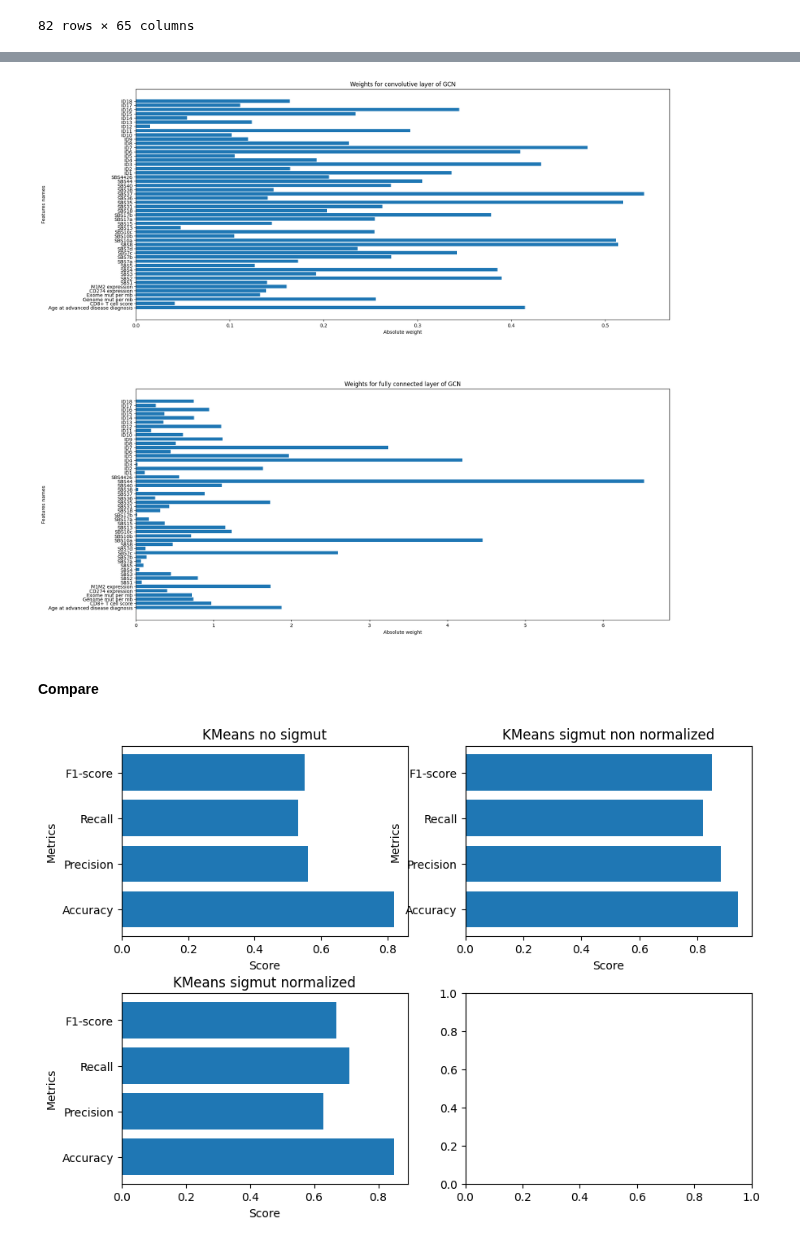
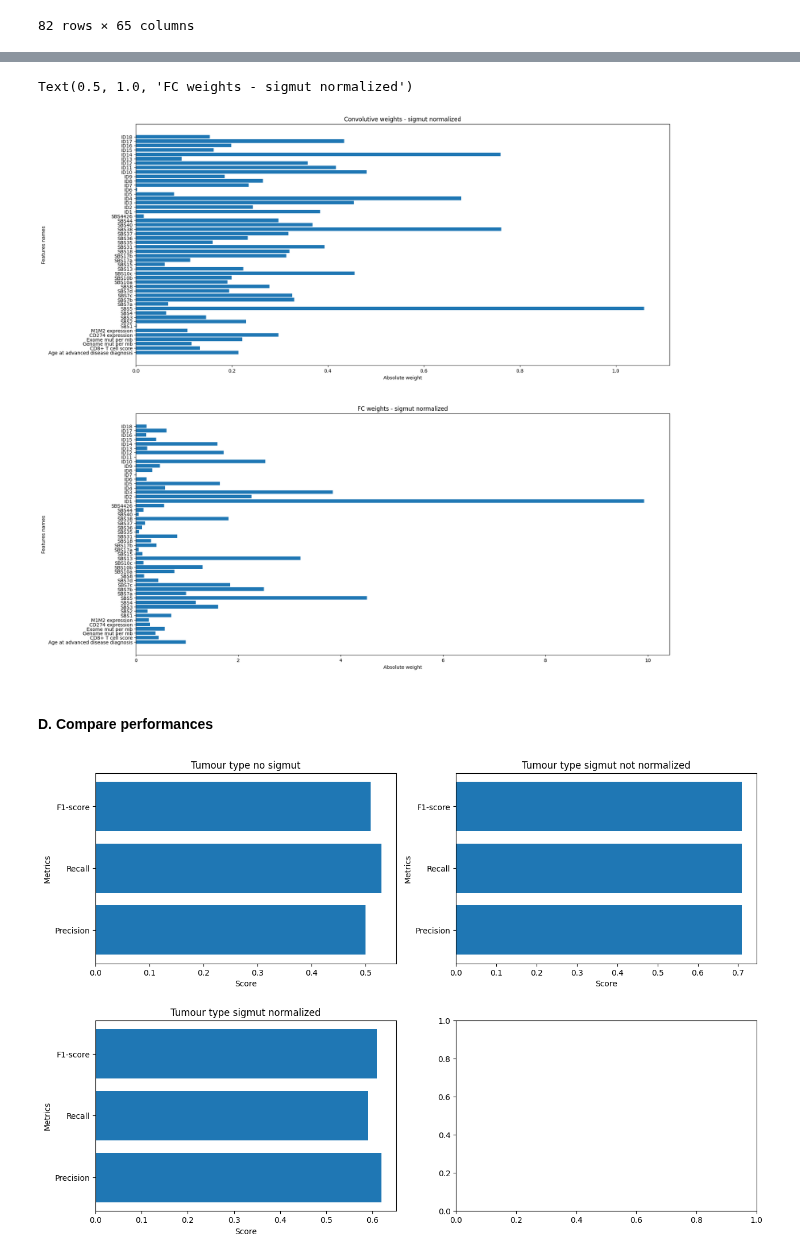
Before and after one commit to Arthur8754/mutational-signatures, a Jupyter notebook: comparisons.ipynb, the cells around one changed output, grey strips where cells are left out. Cells and saved outputs as stored; diff of their text form; code cells hidden in the pictures.

Commit message:
clean + compare with only sigmut

```diff
--- a/comparisons.ipynb
+++ b/comparisons.ipynb
@@ -114,7 +118,6 @@ features_to_normalize = ["Age at advanced disease diagnosis","CD8+ T cell score"
 
 # Normalize features except mutational signatures
 df_sigmut.loc[:,features_to_normalize] = StandardScaler().fit_transform(df_sigmut.loc[:,features_to_normalize].to_numpy())
-display(df_sigmut)
 
 # Extract features
 X_sigmut_non_normalized = df_sigmut.loc[:,features_name_sigmut].to_numpy()
@@ -196,18 +184,12 @@ X_sigmut_normalized = df_sigmut.loc[:,features_name_sigmut].to_numpy()
 # %%
 # Instanciate GCN classifier
-gcn_clf_sigmut_normalized_kmeans_euclidean = GCNClassifier(len(features_name_sigmut))
+gcn_clf_sigmut_normalized = GCNClassifier(len(features_name_sigmut))
 
 # Instanciate the GCN train-test manager
-gcn_manager_sigmut_normalized_kmeans_euclidean = GCNClassifierTrainTestManager(gcn_clf_sigmut_normalized_kmeans_euclidean)
+gcn_manager_sigmut_normalized = GCNClassifierTrainTestManager(gcn_clf_sigmut_normalized)
 # %%
-# Distance matrix sigmut non normalized
-distance_matrix_euclidean_sigmut_normalized = euclidean_distances(X_sigmut_normalized)
-
-# Group labels for connecting patients (kmeans clusters)
-group_sigmut_normalized_kmeans_euclidean = KMeans(n_clusters=10).fit(distance_matrix_euclidean_sigmut_normalized).labels_
-
 ## Leave one out CV
-test_scores_gcn_sigmut_normalized_kmeans_euclidean, test_classes_gcn_sigmut_normalized_kmeans_euclidean,params_conv_sigmut_normalized,params_linear_sigmut_normalized = gcn_manager_sigmut_normalized_kmeans_euclidean.leave_one_out_cross_validation(X_sigmut_normalized, y_sigmut, group_sigmut_normalized_kmeans_euclidean, 50, "euclidean", 3)
+test_scores_gcn_sigmut_normalized, test_classes_gcn_sigmut_normalized,params_conv_sigmut_normalized,params_linear_sigmut_normalized = gcn_manager_sigmut_normalized.leave_one_out_cross_validation(X_sigmut_normalized, y_sigmut, group_sigmut, 50, "euclidean", 3)
 # %%
 # Take the absolute value
 weights_conv_sigmut_normalized = np.absolute(np.mean(params_conv_sigmut_normalized[0].detach().numpy(),axis=1))
@@ -218,54 +200,53 @@ fig, ax = plt.subplots(2,1,figsize=(20,20))
 ax[0].barh(features_name_sigmut,weights_conv_sigmut_normalized)
 ax[0].set_ylabel("Features names")
 ax[0].set_xlabel("Absolute weight")
-ax[0].set_title("Weights for convolutive layer of GCN")
+ax[0].set_title("Convolutive weights - sigmut normalized")
 
 ax[1].barh(features_name_sigmut,weights_linear_sigmut_normalized)
 ax[1].set_ylabel("Features names")
 ax[1].set_xlabel("Absolute weight")
-ax[1].set_title("Weights for fully connected layer of GCN")
-
-plt.subplots_adjust(hspace=0.3)
+ax[1].set_title("FC weights - sigmut normalized")
 # %% [output]
+Text(0.5, 1.0, 'FC weights - sigmut normalized')
-[figure, old version]
+[figure, new version]
 # %% [markdown]
-#### Compare
+#### D. Compare performances
 # %%
 ## No sigmut
-acc_gcn_no_sigmut_kmeans_euclidean, pre_gcn_no_sigmut_kmeans_euclidean, rec_gcn_no_sigmut_kmeans_euclidean, f1_gcn_no_sigmut_kmeans_euclidean = ClassificationMetrics.eval_metrics_from_conf_matrix(y_no_sigmut, test_classes_gcn_no_sigmut_kmeans_euclidean)
-fpr_gcn_no_sigmut_kmeans_euclidean, tpr_gcn_no_sigmut_kmeans_euclidean, thresholds_gcn_no_sigmut_kmeans_euclidean = ClassificationMetrics.compute_roc_curve(y_no_sigmut, test_scores_gcn_no_sigmut_kmeans_euclidean)
-auc_gcn_no_sigmut_kmeans_euclidean = ClassificationMetrics.compute_auc(y_no_sigmut, test_scores_gcn_no_sigmut_kmeans_euclidean)
+pre_gcn_no_sigmut, rec_gcn_no_sigmut, f1_gcn_no_sigmut = ClassificationMetrics.eval_metrics_from_conf_matrix(y_no_sigmut, test_classes_gcn_no_sigmut)
+fpr_gcn_no_sigmut, tpr_gcn_no_sigmut, thresholds_gcn_no_sigmut = ClassificationMetrics.compute_roc_curve(y_no_sigmut, test_scores_gcn_no_sigmut)
+auc_gcn_no_sigmut = ClassificationMetrics.compute_auc(y_no_sigmut, test_scores_gcn_no_sigmut)
 
 ## Sigmut non normalized
-acc_gcn_sigmut_non_normalized_kmeans_euclidean, pre_gcn_sigmut_non_normalized_kmeans_euclidean, rec_gcn_sigmut_non_normalized_kmeans_euclidean, f1_gcn_sigmut_non_normalized_kmeans_euclidean = ClassificationMetrics.eval_metrics_from_conf_matrix(y_sigmut, test_classes_gcn_sigmut_non_normalized_kmeans_euclidean)
-fpr_gcn_sigmut_kmeans_non_normalized_euclidean, tpr_gcn_sigmut_kmeans_non_normalized_euclidean, thresholds_gcn_sigmut_non_normalized_kmeans_euclidean = ClassificationMetrics.compute_roc_curve(y_sigmut, test_scores_gcn_sigmut_non_normalized_kmeans_euclidean)
-auc_gcn_sigmut_kmeans_non_normalized_euclidean = ClassificationMetrics.compute_auc(y_sigmut, test_scores_gcn_sigmut_non_normalized_kmeans_euclidean)
+pre_gcn_sigmut_non_normalized, rec_gcn_sigmut_non_normalized, f1_gcn_sigmut_non_normalized = ClassificationMetrics.eval_metrics_from_conf_matrix(y_sigmut, test_classes_gcn_sigmut_non_normalized)
+fpr_gcn_sigmut_non_normalized, tpr_gcn_sigmut_non_normalized, thresholds_gcn_sigmut_non_normalized = ClassificationMetrics.compute_roc_curve(y_sigmut, test_scores_gcn_sigmut_non_normalized)
+auc_gcn_sigmut_non_normalized = ClassificationMetrics.compute_auc(y_sigmut, test_scores_gcn_sigmut_non_normalized)
 
 ## Sigmut normalized
-acc_gcn_sigmut_normalized_kmeans_euclidean, pre_gcn_sigmut_normalized_kmeans_euclidean, rec_gcn_sigmut_normalized_kmeans_euclidean, f1_gcn_sigmut_normalized_kmeans_euclidean = ClassificationMetrics.eval_metrics_from_conf_matrix(y_sigmut, test_classes_gcn_sigmut_normalized_kmeans_euclidean)
-fpr_gcn_sigmut_kmeans_normalized_euclidean, tpr_gcn_sigmut_kmeans_normalized_euclidean, thresholds_gcn_sigmut_normalized_kmeans_euclidean = ClassificationMetrics.compute_roc_curve(y_sigmut, test_scores_gcn_sigmut_normalized_kmeans_euclidean)
-auc_gcn_sigmut_kmeans_normalized_euclidean = ClassificationMetrics.compute_auc(y_sigmut, test_scores_gcn_sigmut_normalized_kmeans_euclidean)
+pre_gcn_sigmut_normalized, rec_gcn_sigmut_normalized, f1_gcn_sigmut_normalized = ClassificationMetrics.eval_metrics_from_conf_matrix(y_sigmut, test_classes_gcn_sigmut_normalized)
+fpr_gcn_sigmut_normalized, tpr_gcn_sigmut_normalized, thresholds_gcn_sigmut_normalized = ClassificationMetrics.compute_roc_curve(y_sigmut, test_scores_gcn_sigmut_normalized)
+auc_gcn_sigmut_normalized = ClassificationMetrics.compute_auc(y_sigmut, test_scores_gcn_sigmut_normalized)
 # %%
-fig, ax = plt.subplots(2,2,figsize=(10,7))
+fig, ax = plt.subplots(2,2,figsize=(15,10))
 
-ax[0,0].barh(["Accuracy","Precision","Recall","F1-score"],[acc_gcn_no_sigmut_kmeans_euclidean, pre_gcn_no_sigmut_kmeans_euclidean, rec_gcn_no_sigmut_kmeans_euclidean, f1_gcn_no_sigmut_kmeans_euclidean])
+ax[0,0].barh(["Precision","Recall","F1-score"],[pre_gcn_no_sigmut, rec_gcn_no_sigmut, f1_gcn_no_sigmut])
 ax[0,0].set_xlabel("Score")
 ax[0,0].set_ylabel("Metrics")
-ax[0,0].set_title("KMeans no sigmut")
+ax[0,0].set_title("Tumour type no sigmut")
 
-ax[0,1].barh(["Accuracy","Precision","Recall","F1-score"],[acc_gcn_sigmut_non_normalized_kmeans_euclidean, pre_gcn_sigmut_non_normalized_kmeans_euclidean, rec_gcn_sigmut_non_normalized_kmeans_euclidean, f1_gcn_sigmut_non_normalized_kmeans_euclidean])
+ax[0,1].barh(["Precision","Recall","F1-score"],[pre_gcn_sigmut_non_normalized, rec_gcn_sigmut_non_normalized, f1_gcn_sigmut_non_normalized])
 ax[0,1].set_xlabel("Score")
 ax[0,1].set_ylabel("Metrics")
-ax[0,1].set_title("KMeans sigmut non normalized")
+ax[0,1].set_title("Tumour type sigmut not normalized")
 
-ax[1,0].barh(["Accuracy","Precision","Recall","F1-score"],[acc_gcn_sigmut_normalized_kmeans_euclidean, pre_gcn_sigmut_normalized_kmeans_euclidean, rec_gcn_sigmut_normalized_kmeans_euclidean, f1_gcn_sigmut_normalized_kmeans_euclidean])
+ax[1,0].barh(["Precision","Recall","F1-score"],[pre_gcn_sigmut_normalized, rec_gcn_sigmut_normalized, f1_gcn_sigmut_normalized])
 ax[1,0].set_xlabel("Score")
 ax[1,0].set_ylabel("Metrics")
-ax[1,0].set_title("KMeans sigmut normalized")
+ax[1,0].set_title("Tumour type sigmut normalized")
 
 plt.subplots_adjust(hspace=0.3)
 # %% [output]
-[figure, old version]
+[figure, new version]
 # %%
 fig, ax = plt.subplots(figsize=(10,7))
 x = np.linspace(0,1,100)
```
Also changed, not shown: parts of 52 cells of this notebook, 1 other file.
